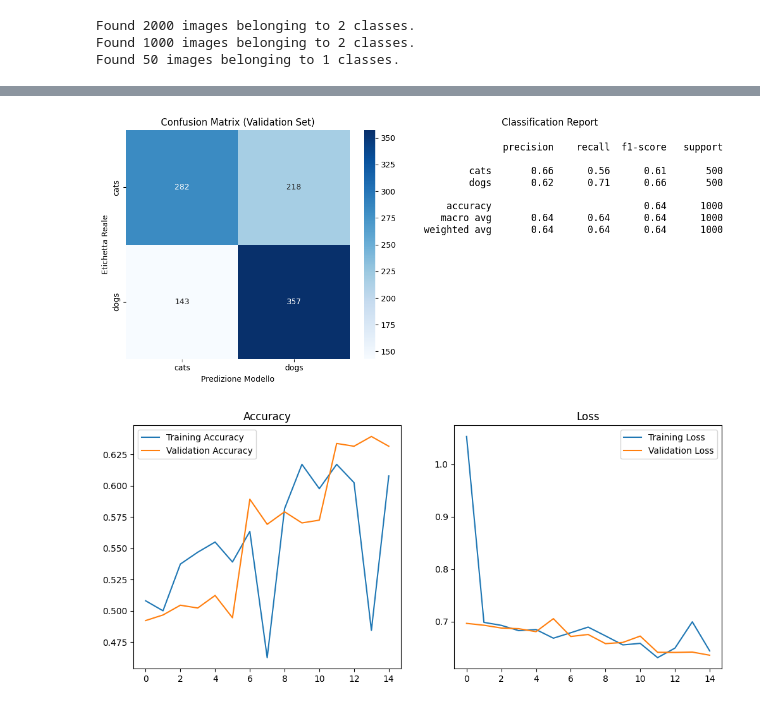
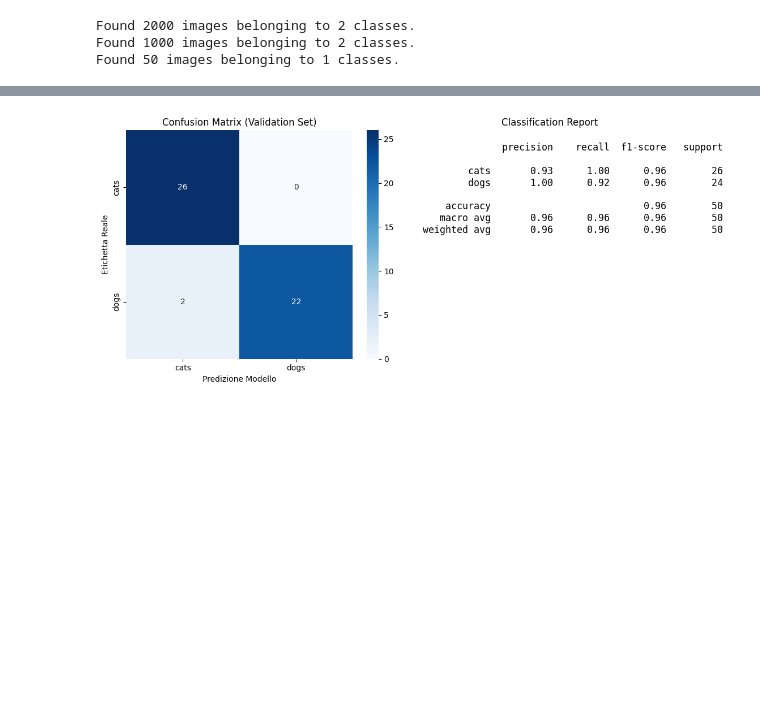
Before and after one commit to LorenzoPina-dev/freeCodeCampMl, a Jupyter notebook: Cat and Dog Image Classifier/fcc_cat_dog.ipynb, the cells around one changed output, grey strips where cells are left out. Saved outputs shown, nothing was run; the diff lists cells and outputs as text; code cells hidden in the pictures; blank space fills up the shorter version.

```diff
--- a/Cat and Dog Image Classifier/fcc_cat_dog.ipynb
+++ b/Cat and Dog Image Classifier/fcc_cat_dog.ipynb
@@ -88,7 +90,7 @@ plotImages(sample_training_images[:5])
 # %%
 # 5
 train_image_generator = ImageDataGenerator(
-    rescale=1./255,
+    preprocessing_function=preprocess_input,
     rotation_range=40,
     width_shift_range=0.2,
     height_shift_range=0.2,
@@ -163,11 +160,9 @@ Model: "sequential_2"
 # %%
 # 8
-from tensorflow.keras.callbacks import EarlyStopping, ReduceLROnPlateau
 
-# Configurazione dei callback
 early_stop = EarlyStopping(
     monitor='val_loss',
-    patience=5,
+    patience=6,
     restore_best_weights=True,
     verbose=1
 )
@@ -175,7 +170,7 @@ early_stop = EarlyStopping(
 reduce_lr = ReduceLROnPlateau(
     monitor='val_loss',
     factor=0.2,
-    patience=3,
+    patience=2,
     min_lr=0.00001,
     verbose=1
 )
@@ -184,7 +179,7 @@ reduce_lr = ReduceLROnPlateau(
 history = model.fit(
     train_data_gen,
     steps_per_epoch=train_data_gen.samples // batch_size,
-    epochs=epochs, # Puoi impostare un numero alto, EarlyStopping lo fermerà se necessario
+    epochs=epochs,
     validation_data=val_data_gen,
     validation_steps=val_data_gen.samples // batch_size,
     callbacks=[early_stop, reduce_lr]
@@ -243,28 +238,16 @@ probabilities = model.predict(test_data_gen).flatten()
 # %%
-import numpy as np
-import matplotlib.pyplot as plt
-import seaborn as sns
-from sklearn.metrics import confusion_matrix, classification_report
-
-# 1. Otteniamo le predizioni sul set di validazione (che ha le etichette vere)
-# Usiamo shuffle=False per mantenere l'ordine corretto delle etichette
-val_data_gen_clean = validation_image_generator.flow_from_directory(
-    batch_size=batch_size,
-    directory=validation_dir,
-    target_size=(IMG_HEIGHT, IMG_WIDTH),
-    class_mode='binary',
-    shuffle=False
-)
-
 # Predizioni (valori tra 0 e 1)
-y_pred_probs = model.predict(val_data_gen_clean)
+y_pred_probs = probabilities
 # Convertiamo in classi (0 o 1) usando lo split allo 0.5
 y_pred = (y_pred_probs > 0.5).astype(int).flatten()
 # Etichette reali
-y_true = val_data_gen_clean.classes
+y_true =   [1, 0, 0, 1, 0, 0, 0, 0, 1, 1, 0,
+            1, 0, 1, 0, 1, 1, 0, 1, 1, 0, 0,
+            1, 1, 1, 1, 1, 0, 0, 0, 0, 0, 1,
+            1, 0, 1, 1, 1, 1, 0, 1, 0, 1, 1,
+            0, 0, 0, 0, 0, 0]
 # Nomi delle classi
-class_names = list(val_data_gen_clean.class_indices.keys())
-
+class_names = list(train_data_gen.class_indices.keys())
 # 2. Creazione della Confusion Matrix
 cm = confusion_matrix(y_true, y_pred)
 
@@ -287,28 +270,4 @@ plt.title('Classification Report')
 
 plt.tight_layout()
 plt.show()
-
-# 4. Analisi degli errori: mostriamo i grafici di training se non lo hai già fatto
-def plot_learning_curves(history):
-    acc = history.history['accuracy']
-    val_acc = history.history['val_accuracy']
-    loss = history.history['loss']
-    val_loss = history.history['val_loss']
-    epochs_range = range(len(acc))
-
-    plt.figure(figsize=(12, 5))
-    plt.subplot(1, 2, 1)
-    plt.plot(epochs_range, acc, label='Training Accuracy')
-    plt.plot(epochs_range, val_acc, label='Validation Accuracy')
-    plt.title('Accuracy')
-    plt.legend()
-
-    plt.subplot(1, 2, 2)
-    plt.plot(epochs_range, loss, label='Training Loss')
-    plt.plot(epochs_range, val_loss, label='Validation Loss')
-    plt.title('Loss')
-    plt.legend()
-    plt.show()
-
-plot_learning_curves(history)
 # %% [output]
@@ -317,2 +274 @@ Found 1000 images belonging to 2 classes.
-[figure, old version]
+[figure, new version]
-[figure, removed]
```
Also changed, not shown: parts of 12 cells of this notebook, 1 other file.
